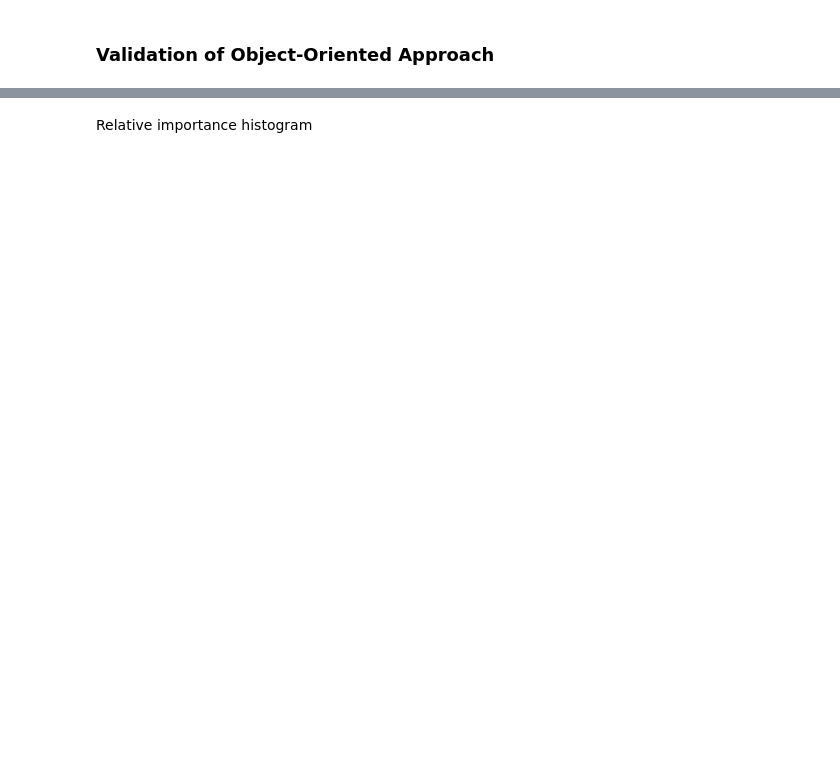
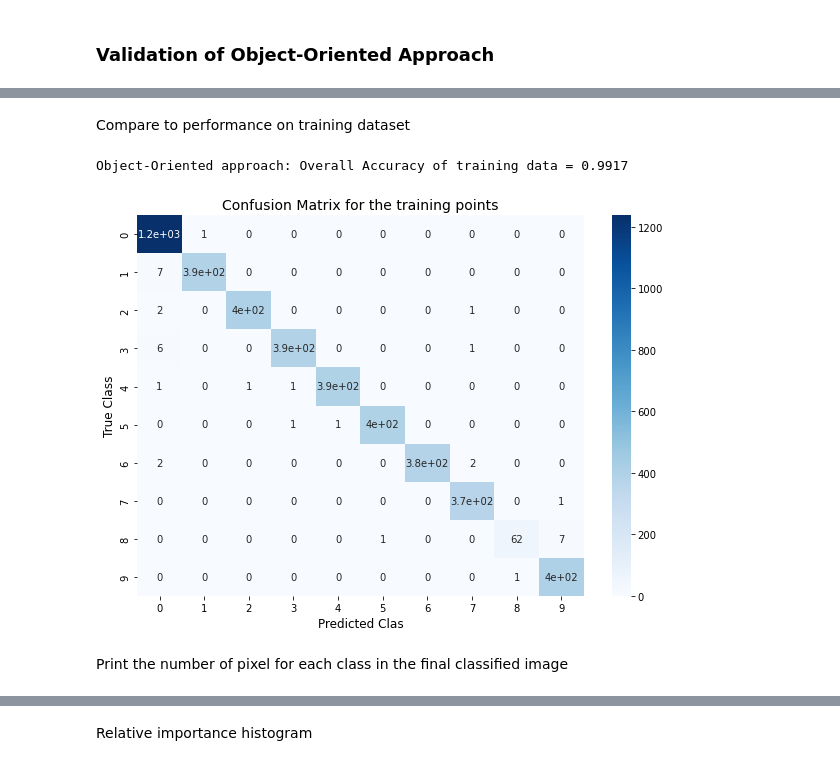
Before and after one commit to SuzannaLin/GEE_LULC, a Jupyter notebook: EARSeL_Nice.ipynb, the cells around one changed output, grey strips where cells are left out. Drawn from its saved outputs; the diff is of its cells as text; code cells hidden in the pictures; blank space fills up the shorter version.

```diff
--- a/EARSeL_Nice.ipynb
+++ b/EARSeL_Nice.ipynb
@@ -2316 +2537,31 @@ plt.show()
+# %% [markdown]
+Compare to performance on training dataset
+# %%
+training_geobia = final_bands.select(predictionBands).sampleRegions(
+    **{
+        'collection': newfc,
+        'properties': ['b1'],
+        'scale': scale,
+        'tileScale':8
+    })
+
+classificazione = training_geobia.classify(classifier_OO)
+
+train_EM = classificazione.errorMatrix('b1', 'classification')
+print('Object-Oriented approach: Overall Accuracy of training data =', round(train_EM.accuracy().getInfo(),4))
+train_EM = train_EM.getInfo()
+
+df_cm = pd.DataFrame(train_CM, index = [i for i in range(10)],
+                  columns = [i for i in range(10)])
+plt.figure(figsize = (10,7))
+plt.title('Confusion Matrix for the training points',fontsize=14)
+ax = sn.heatmap(df_cm, annot=True,cmap='Blues')
+ax.set_xlabel("Predicted Clas", fontsize=12)
+ax.set_ylabel("True Class", fontsize=12)
+plt.show()
+# %% [output]
+Object-Oriented approach: Overall Accuracy of training data = 0.9917
+[figure, added]
+# %% [markdown]
+Print the number of pixel for each class in the final classified image
 # %%
```
Also changed, not shown: parts of 53 cells of this notebook.
